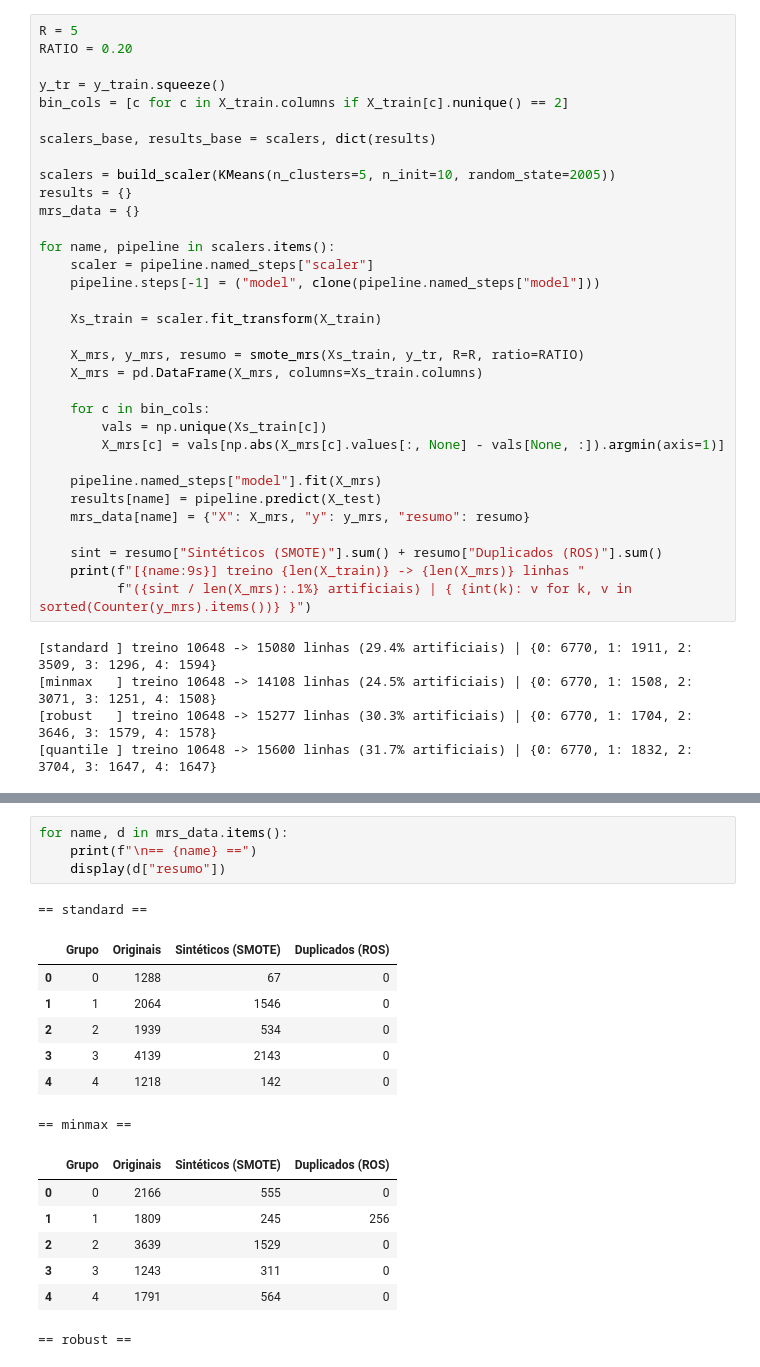
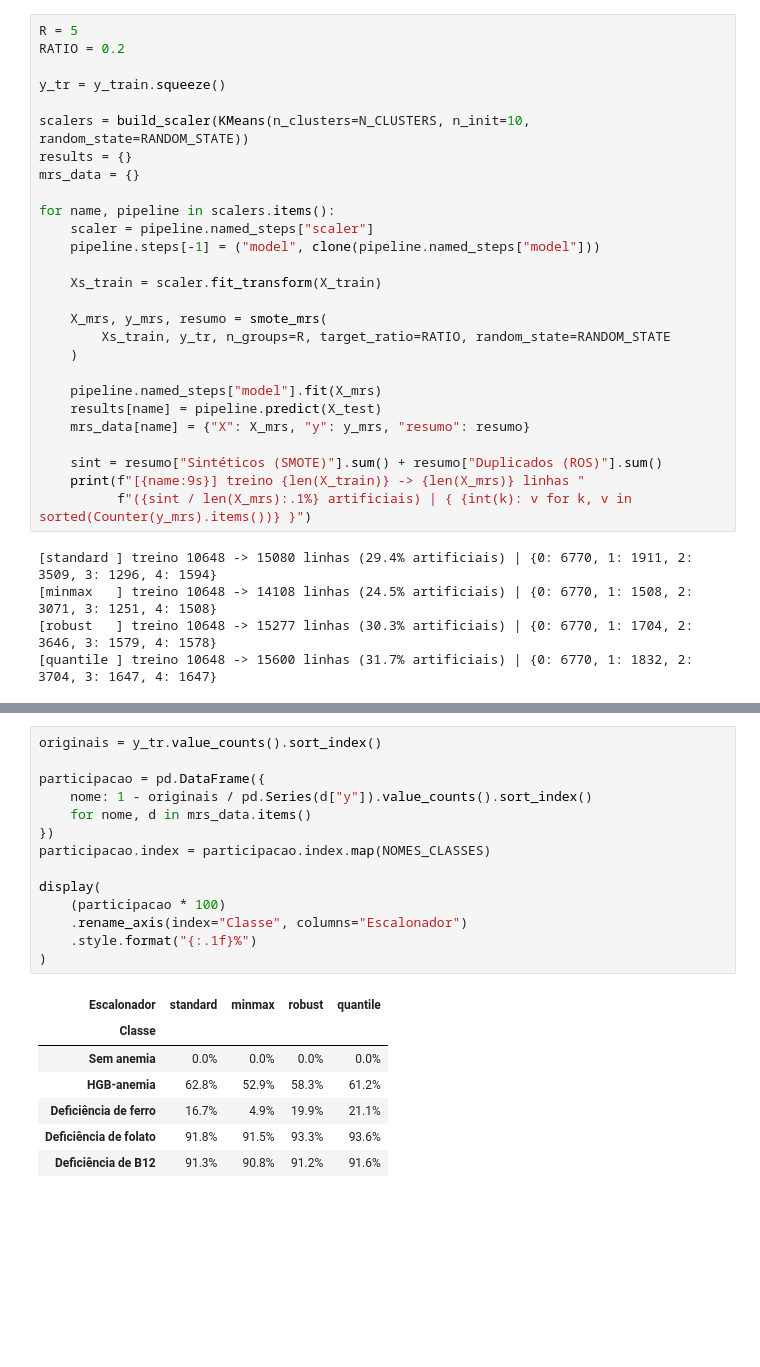
Before and after one commit to LuxLucas/anemia_ml_project, a Jupyter notebook: src/trainings/kmeans/kmeans_smote.ipynb, the cells around one changed output, grey strips where cells are left out. Drawn from its saved outputs; the diff is of its cells as text; blank space fills up the shorter version.

```diff
--- a/src/trainings/kmeans/kmeans_smote.ipynb
+++ b/src/trainings/kmeans/kmeans_smote.ipynb
@@ -139,13 +119,10 @@ def smote_mrs(X, y, R=5, ratio=0.20, k_max=3, random_state=2005):
 # %%
 R = 5
-RATIO = 0.20
+RATIO = 0.2
 
 y_tr = y_train.squeeze()
-bin_cols = [c for c in X_train.columns if X_train[c].nunique() == 2]
 
-scalers_base, results_base = scalers, dict(results)
-
-scalers = build_scaler(KMeans(n_clusters=5, n_init=10, random_state=2005))
+scalers = build_scaler(KMeans(n_clusters=N_CLUSTERS, n_init=10, random_state=RANDOM_STATE))
 results = {}
 mrs_data = {}
 
@@ -155,12 +132,9 @@ for name, pipeline in scalers.items():
 
     Xs_train = scaler.fit_transform(X_train)
 
-    X_mrs, y_mrs, resumo = smote_mrs(Xs_train, y_tr, R=R, ratio=RATIO)
-    X_mrs = pd.DataFrame(X_mrs, columns=Xs_train.columns)
-
-    for c in bin_cols:
-        vals = np.unique(Xs_train[c])
-        X_mrs[c] = vals[np.abs(X_mrs[c].values[:, None] - vals[None, :]).argmin(axis=1)]
+    X_mrs, y_mrs, resumo = smote_mrs(
+        Xs_train, y_tr, n_groups=R, target_ratio=RATIO, random_state=RANDOM_STATE
+    )
 
     pipeline.named_steps["model"].fit(X_mrs)
     results[name] = pipeline.predict(X_test)
@@ -206,20 +151,22 @@ display(comparacao.sort_values(["Scaler", "Cenário"]).reset_index(drop=True)
 # %%
-for name, d in mrs_data.items():
-    print(f"\n== {name} ==")
-    display(d["resumo"])
+originais = y_tr.value_counts().sort_index()
+
+participacao = pd.DataFrame({
+    nome: 1 - originais / pd.Series(d["y"]).value_counts().sort_index()
+    for nome, d in mrs_data.items()
+})
+participacao.index = participacao.index.map(NOMES_CLASSES)
+
+display(
+    (participacao * 100)
+    .rename_axis(index="Classe", columns="Escalonador")
+    .style.format("{:.1f}%")
+)
 # %% [output]
-== standard ==
-|  | Grupo | Originais | Sintéticos (SMOTE) | Duplicados (ROS) |
-| 0 | 0 | 1288 | 67 | 0 |
-| 1 | 1 | 2064 | 1546 | 0 |
-| 2 | 2 | 1939 | 534 | 0 |
-| 3 | 3 | 4139 | 2143 | 0 |
-| 4 | 4 | 1218 | 142 | 0 |
+| Escalonador | standard | minmax | robust | quantile |
+| Classe |  |  |  |  |
+| Sem anemia | 0.0% | 0.0% | 0.0% | 0.0% |
+| HGB-anemia | 62.8% | 52.9% | 58.3% | 61.2% |
+| Deficiência de ferro | 16.7% | 4.9% | 19.9% | 21.1% |
+| Deficiência de folato | 91.8% | 91.5% | 93.3% | 93.6% |
+| Deficiência de B12 | 91.3% | 90.8% | 91.2% | 91.6% |
-== minmax ==
-|  | Grupo | Originais | Sintéticos (SMOTE) | Duplicados (ROS) |
-| 0 | 0 | 2166 | 555 | 0 |
-| 1 | 1 | 1809 | 245 | 256 |
-| 2 | 2 | 3639 | 1529 | 0 |
-| 3 | 3 | 1243 | 311 | 0 |
-| 4 | 4 | 1791 | 564 | 0 |
-== robust ==
```
Also changed, not shown: parts of 17 cells of this notebook, 4 other files.
